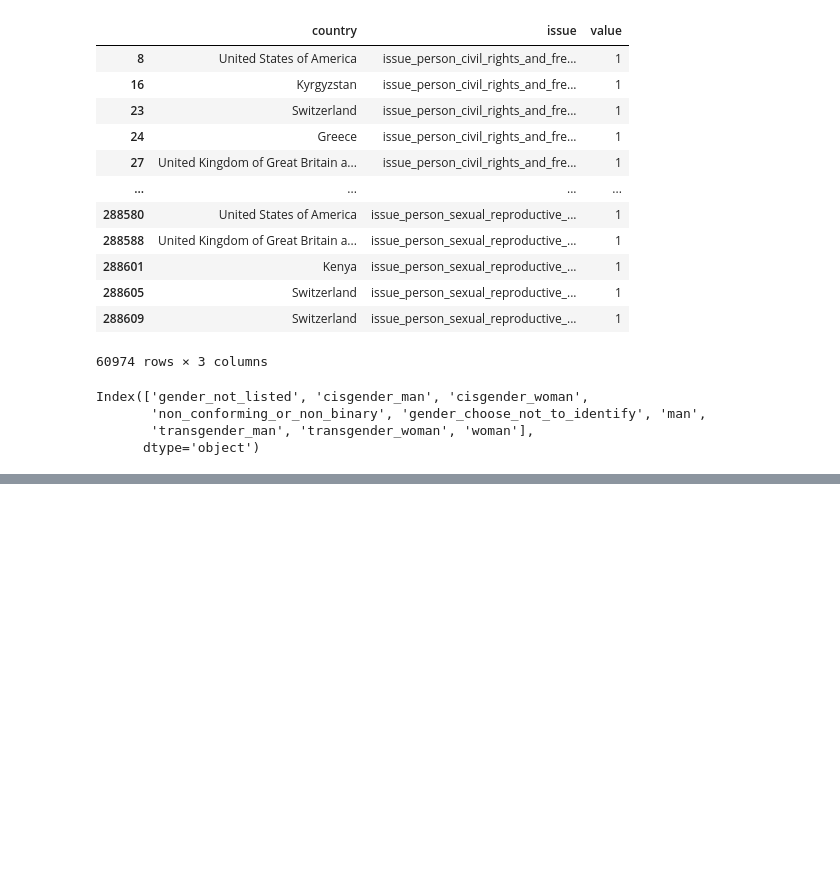
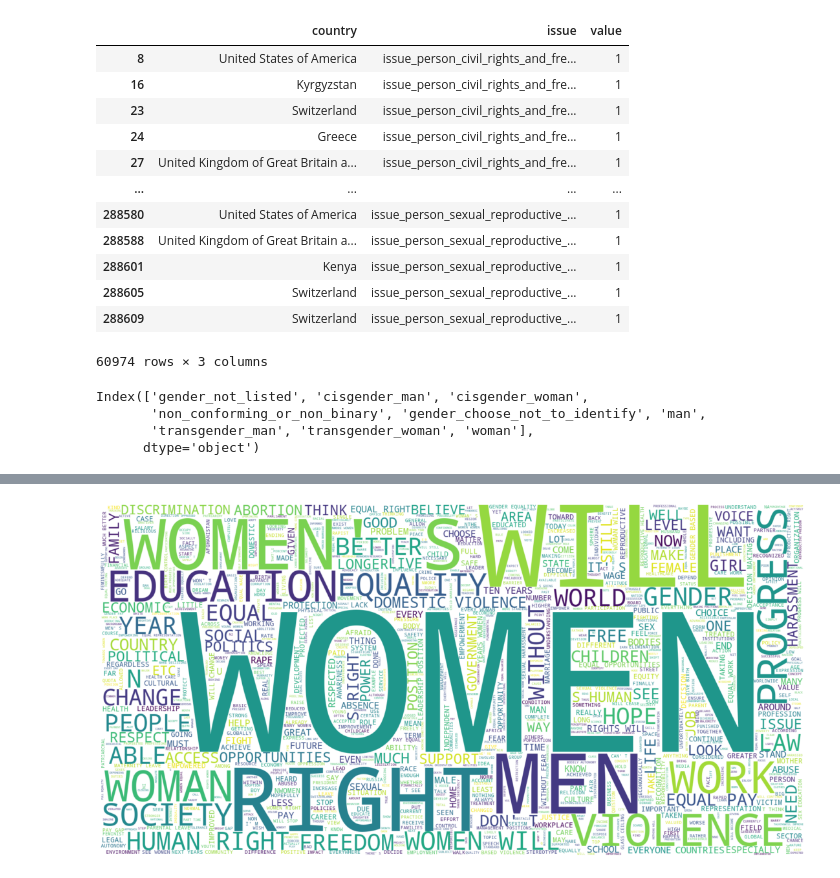
Before and after one commit to Vincent-Kwan/Datathon_WomensMarch, a Jupyter notebook: Vk.ipynb, the cells around one changed output, grey strips where cells are left out. Cells and saved outputs as stored; diff of their text form; code cells hidden in the pictures; blank space fills up the shorter version.

```diff
--- a/Vk.ipynb
+++ b/Vk.ipynb
@@ -247,0 +336,10 @@ df['new'].value_counts().sort_values(ascending = False)[:15].plot.barh(figsize =
+# %%
+text = "".join(nd['comment'].fillna(value = ''))
+
+plt.figure(figsize=(20,10))
+WC = WordCloud(max_font_size=500, max_words=1000, background_color="white", width = 1800, height = 900).generate(text)
+plt.imshow(WC, interpolation='bilinear')
+plt.axis("off")
+plt.show()
+# %% [output]
+[figure, added]
```
Also changed, not shown: parts of 15 cells of this notebook, 1 other file.
